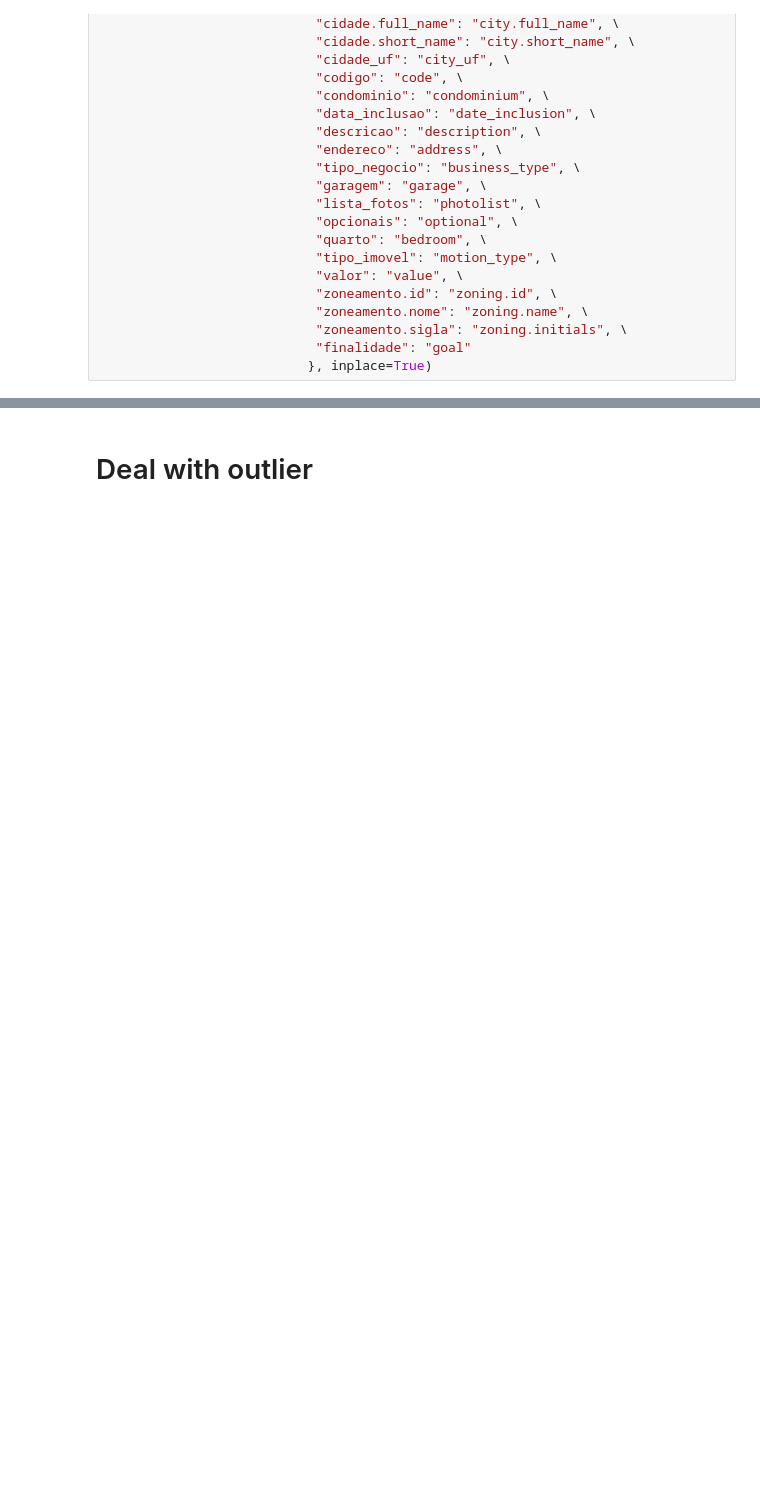
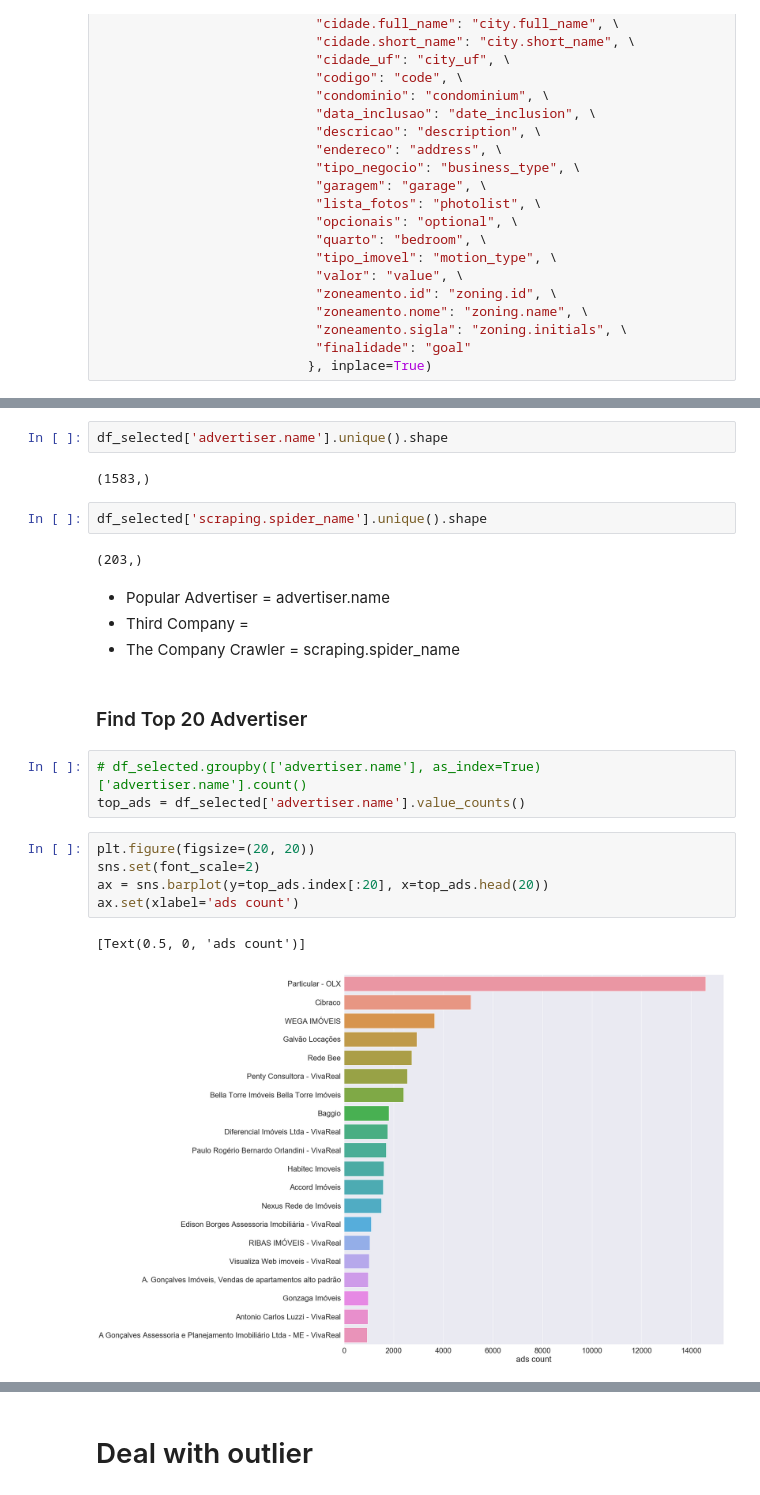
Before and after one commit to nuttheguitar/realties_datasprints, a Jupyter notebook: EDA.ipynb, the cells around one changed output, grey strips where cells are left out. Cells and saved outputs as stored; diff of their text form; blank space fills up the shorter version.

```diff
--- a/EDA.ipynb
+++ b/EDA.ipynb
@@ -83,0 +86,25 @@ df_selected.rename(columns={"anunciante.id": "advertiser.id", \
+# %%
+df_selected['advertiser.name'].unique().shape
+# %% [output]
+(1583,)
+# %%
+df_selected['scraping.spider_name'].unique().shape
+# %% [output]
+(203,)
+# %% [markdown]
+- Popular Advertiser = advertiser.name
+- Third Company =
+- The Company Crawler = scraping.spider_name
+# %% [markdown]
+### Find Top 20 Advertiser
+# %%
+# df_selected.groupby(['advertiser.name'], as_index=True)['advertiser.name'].count()
+top_ads = df_selected['advertiser.name'].value_counts()
+# %%
+plt.figure(figsize=(20, 20))
+sns.set(font_scale=2)
+ax = sns.barplot(y=top_ads.index[:20], x=top_ads.head(20))
+ax.set(xlabel='ads count')
+# %% [output]
+[Text(0.5, 0, 'ads count')]
+[figure, added]
```
Also changed, not shown: parts of 45 cells of this notebook.
